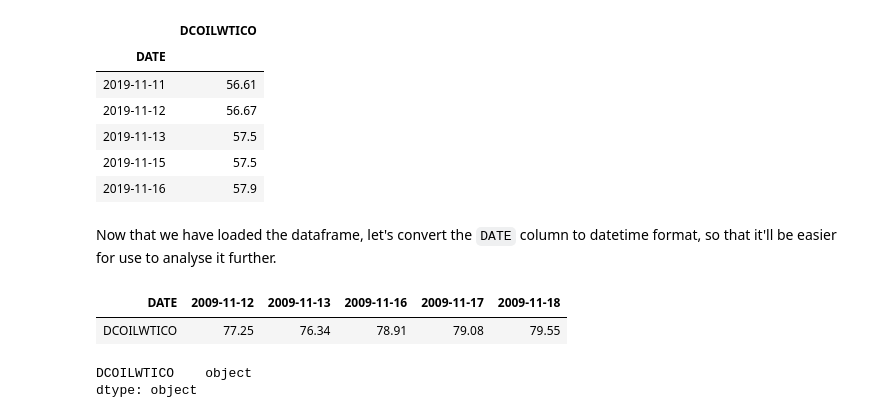
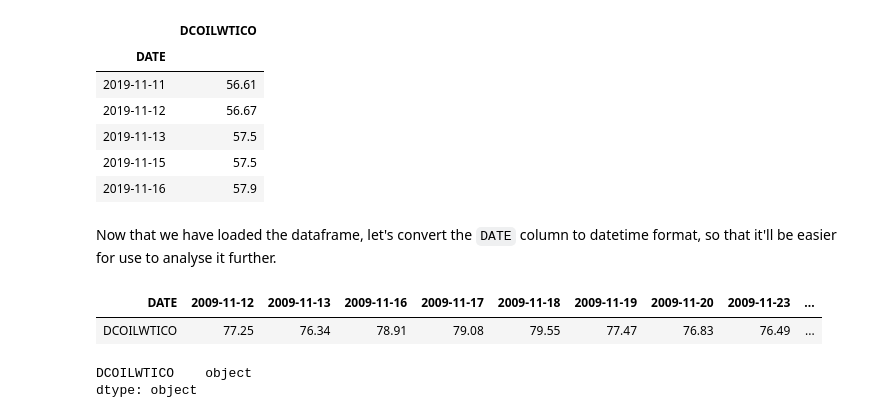
Before and after one commit to omkarudawant/Oil-Price-Analysis, a Jupyter notebook: Oil_Price_Analysis.ipynb, the cells around one changed output. Saved outputs shown, nothing was run; the diff lists cells and outputs as text; code cells hidden in the pictures.

```diff
--- a/Analysis.ipynb
+++ b/Oil_Price_Analysis.ipynb
@@ -37,10 +37,10 @@ df.tail()
 Now that we have loaded the dataframe, let's convert the `DATE` column to datetime format, so that it'll be easier for use to analyse it further.
 # %%
 df.index = pd.to_datetime(df.index)
-df.head().T
+df.head(15).T
 # %% [output]
-| DATE | 2009-11-12 | 2009-11-13 | 2009-11-16 | 2009-11-17 | 2009-11-18 |
-| DCOILWTICO | 77.25 | 76.34 | 78.91 | 79.08 | 79.55 |
+| DATE | 2009-11-12 | 2009-11-13 | 2009-11-16 | 2009-11-17 | 2009-11-18 | 2009-11-19 | 2009-11-20 | 2009-11-23 | ... |
+| DCOILWTICO | 77.25 | 76.34 | 78.91 | 79.08 | 79.55 | 77.47 | 76.83 | 76.49 | ... |
 # %%
 df.dtypes
 # %% [output]
```
Also changed, not shown: parts of 5 cells of this notebook.
